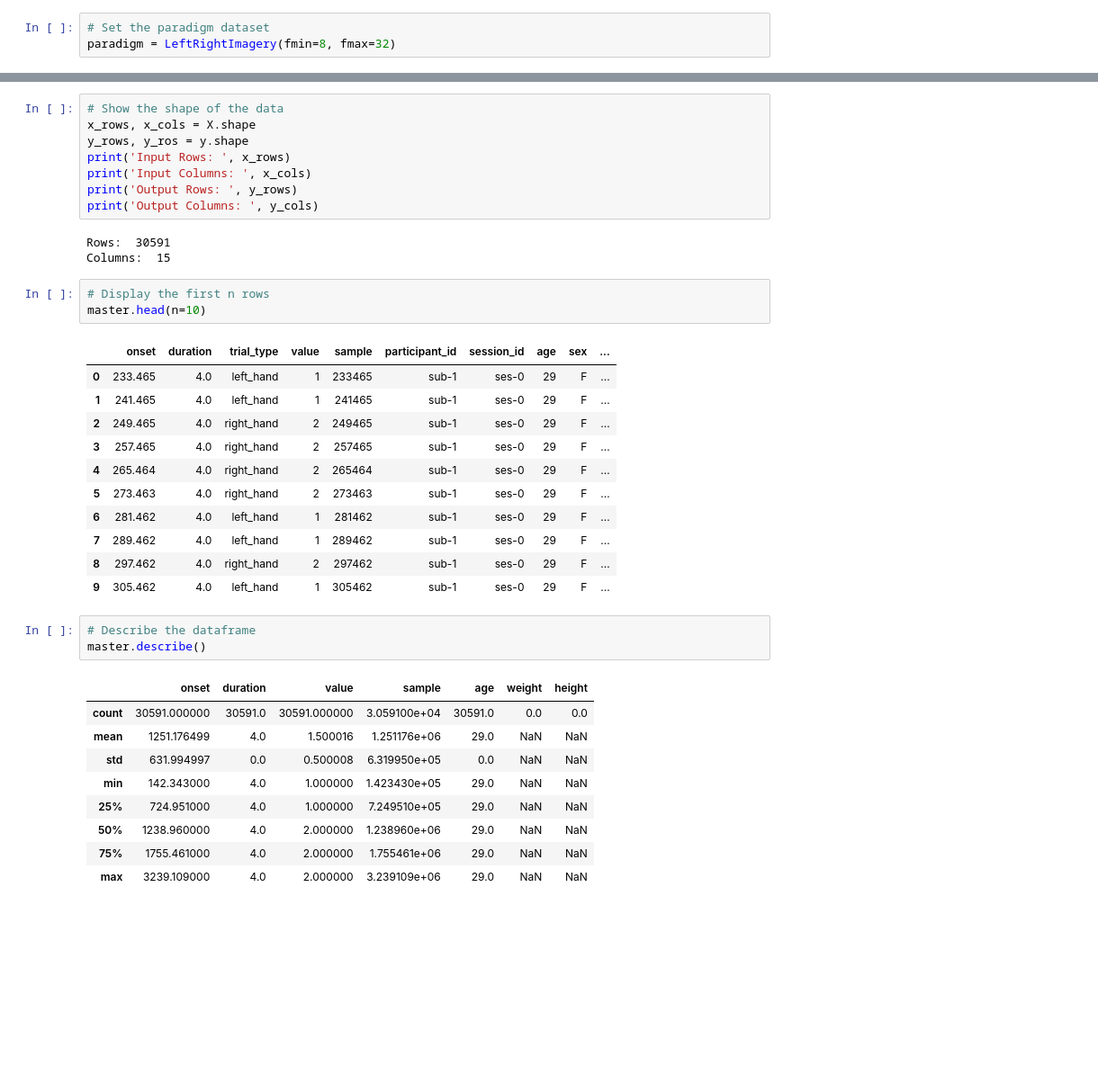
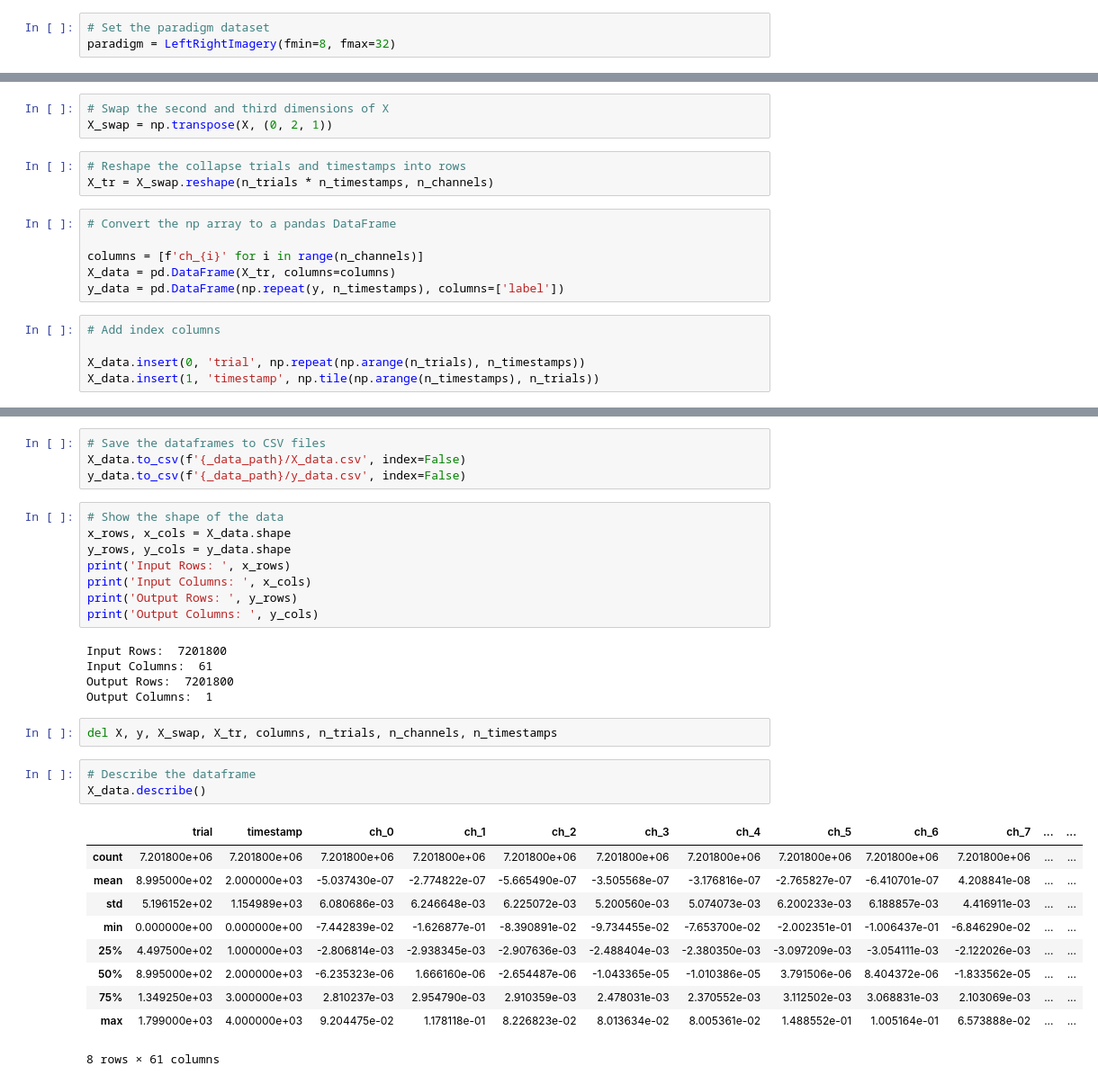
Before and after one commit to ionutzzzzz/Smart-System, a Jupyter notebook: project/notebooks/00-first-step.ipynb, the cells around one changed output, grey strips where cells are left out. Shown at 90% size. Cells and saved outputs as stored; diff of their text form; blank space fills up the shorter version.

Commit message:
Format the dataset to dataframes

```diff
--- a/project/notebooks/00-first-step.ipynb
+++ b/project/notebooks/00-first-step.ipynb
@@ -130,0 +105,17 @@ Finished downloading nm000348 v1.0.5.
+# %%
+# Swap the second and third dimensions of X
+X_swap = np.transpose(X, (0, 2, 1))
+# %%
+# Reshape the collapse trials and timestamps into rows
+X_tr = X_swap.reshape(n_trials * n_timestamps, n_channels)
+# %%
+# Convert the np array to a pandas DataFrame
+
+columns = [f'ch_{i}' for i in range(n_channels)]
+X_data = pd.DataFrame(X_tr, columns=columns)
+y_data = pd.DataFrame(np.repeat(y, n_timestamps), columns=['label'])
+# %%
+# Add index columns
+
+X_data.insert(0, 'trial', np.repeat(np.arange(n_trials), n_timestamps))
+X_data.insert(1, 'timestamp', np.tile(np.arange(n_timestamps), n_trials))
@@ -131,41 +138,35 @@ Finished downloading nm000348 v1.0.5.
+# %%
+# Save the dataframes to CSV files
+X_data.to_csv(f'{_data_path}/X_data.csv', index=False)
+y_data.to_csv(f'{_data_path}/y_data.csv', index=False)
 # %%
 # Show the shape of the data
-x_rows, x_cols = X.shape
-y_rows, y_ros = y.shape
+x_rows, x_cols = X_data.shape
+y_rows, y_cols = y_data.shape
 print('Input Rows: ', x_rows)
 print('Input Columns: ', x_cols)
 print('Output Rows: ', y_rows)
 print('Output Columns: ', y_cols)
 # %% [output]
-Rows:  30591
-Columns:  15
+Input Rows:  7201800
+Input Columns:  61
+Output Rows:  7201800
+Output Columns:  1
-# %%
-# Display the first n rows
-master.head(n=10)
-# %% [output]
-|  | onset | duration | trial_type | value | sample | participant_id | session_id | age | sex | ... |
-| 0 | 233.465 | 4.0 | left_hand | 1 | 233465 | sub-1 | ses-0 | 29 | F | ... |
-| 1 | 241.465 | 4.0 | left_hand | 1 | 241465 | sub-1 | ses-0 | 29 | F | ... |
-| 2 | 249.465 | 4.0 | right_hand | 2 | 249465 | sub-1 | ses-0 | 29 | F | ... |
-| 3 | 257.465 | 4.0 | right_hand | 2 | 257465 | sub-1 | ses-0 | 29 | F | ... |
-| 4 | 265.464 | 4.0 | right_hand | 2 | 265464 | sub-1 | ses-0 | 29 | F | ... |
-| 5 | 273.463 | 4.0 | right_hand | 2 | 273463 | sub-1 | ses-0 | 29 | F | ... |
-| 6 | 281.462 | 4.0 | left_hand | 1 | 281462 | sub-1 | ses-0 | 29 | F | ... |
-| 7 | 289.462 | 4.0 | left_hand | 1 | 289462 | sub-1 | ses-0 | 29 | F | ... |
-| 8 | 297.462 | 4.0 | right_hand | 2 | 297462 | sub-1 | ses-0 | 29 | F | ... |
-| 9 | 305.462 | 4.0 | left_hand | 1 | 305462 | sub-1 | ses-0 | 29 | F | ... |
+# %%
+del X, y, X_swap, X_tr, columns, n_trials, n_channels, n_timestamps
 # %%
 # Describe the dataframe
-master.describe()
+X_data.describe()
 # %% [output]
-|  | onset | duration | value | sample | age | weight | height |
-| count | 30591.000000 | 30591.0 | 30591.000000 | 3.059100e+04 | 30591.0 | 0.0 | 0.0 |
-| mean | 1251.176499 | 4.0 | 1.500016 | 1.251176e+06 | 29.0 | NaN | NaN |
-| std | 631.994997 | 0.0 | 0.500008 | 6.319950e+05 | 0.0 | NaN | NaN |
-| min | 142.343000 | 4.0 | 1.000000 | 1.423430e+05 | 29.0 | NaN | NaN |
-| 25% | 724.951000 | 4.0 | 1.000000 | 7.249510e+05 | 29.0 | NaN | NaN |
-| 50% | 1238.960000 | 4.0 | 2.000000 | 1.238960e+06 | 29.0 | NaN | NaN |
-| 75% | 1755.461000 | 4.0 | 2.000000 | 1.755461e+06 | 29.0 | NaN | NaN |
-| max | 3239.109000 | 4.0 | 2.000000 | 3.239109e+06 | 29.0 | NaN | NaN |
+|  | trial | timestamp | ch_0 | ch_1 | ch_2 | ch_3 | ch_4 | ch_5 | ch_6 | ch_7 | ... | ... |
+| count | 7.201800e+06 | 7.201800e+06 | 7.201800e+06 | 7.201800e+06 | 7.201800e+06 | 7.201800e+06 | 7.201800e+06 | 7.201800e+06 | 7.201800e+06 | 7.201800e+06 | ... | ... |
+| mean | 8.995000e+02 | 2.000000e+03 | -5.037430e-07 | -2.774822e-07 | -5.665490e-07 | -3.505568e-07 | -3.176816e-07 | -2.765827e-07 | -6.410701e-07 | 4.208841e-08 | ... | ... |
+| std | 5.196152e+02 | 1.154989e+03 | 6.080686e-03 | 6.246648e-03 | 6.225072e-03 | 5.200560e-03 | 5.074073e-03 | 6.200233e-03 | 6.188857e-03 | 4.416911e-03 | ... | ... |
+| min | 0.000000e+00 | 0.000000e+00 | -7.442839e-02 | -1.626877e-01 | -8.390891e-02 | -9.734455e-02 | -7.653700e-02 | -2.002351e-01 | -1.006437e-01 | -6.846290e-02 | ... | ... |
+| 25% | 4.497500e+02 | 1.000000e+03 | -2.806814e-03 | -2.938345e-03 | -2.907636e-03 | -2.488404e-03 | -2.380350e-03 | -3.097209e-03 | -3.054111e-03 | -2.122026e-03 | ... | ... |
+| 50% | 8.995000e+02 | 2.000000e+03 | -6.235323e-06 | 1.666160e-06 | -2.654487e-06 | -1.043365e-05 | -1.010386e-05 | 3.791506e-06 | 8.404372e-06 | -1.833562e-05 | ... | ... |
+| 75% | 1.349250e+03 | 3.000000e+03 | 2.810237e-03 | 2.954790e-03 | 2.910359e-03 | 2.478031e-03 | 2.370552e-03 | 3.112502e-03 | 3.068831e-03 | 2.103069e-03 | ... | ... |
+| max | 1.799000e+03 | 4.000000e+03 | 9.204475e-02 | 1.178118e-01 | 8.226823e-02 | 8.013634e-02 | 8.005361e-02 | 1.488552e-01 | 1.005164e-01 | 6.573888e-02 | ... | ... |
+8 rows × 61 columns
 # %%
 # Show more infos about the dataset
```
Also changed, not shown: parts of 7 cells of this notebook.
